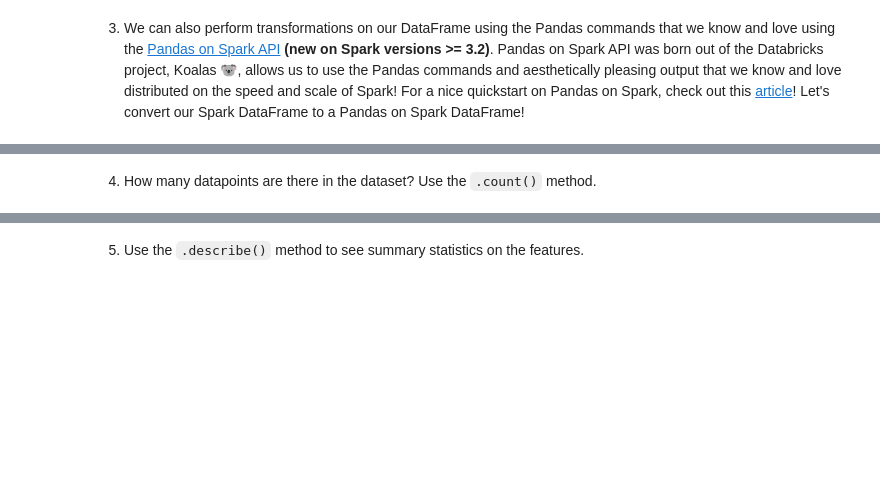
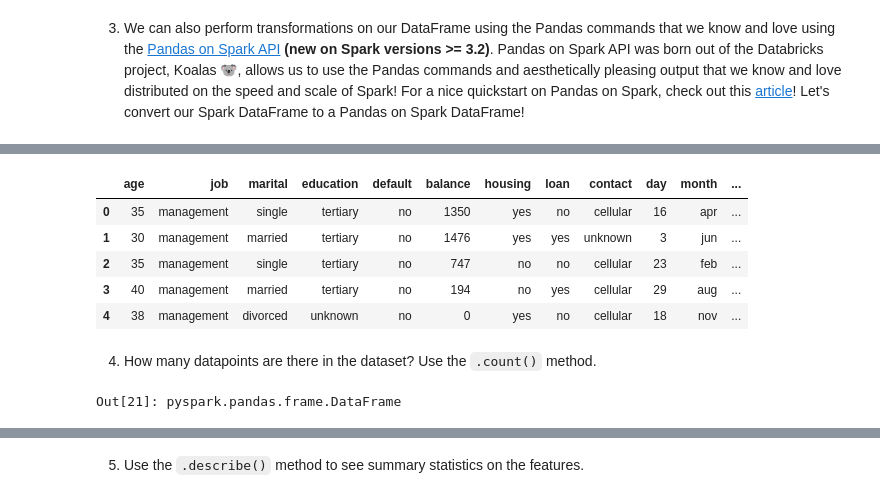
Before and after one commit to rnirms/MLE-10, a Jupyter notebook: assignments/week-05-big-data/nb/subscription-prediction.ipynb, the cells around one changed output, grey strips where cells are left out. Drawn from its saved outputs; the diff is of its cells as text; code cells hidden in the pictures; blank space fills up the shorter version.

```diff
--- a/assignments/week-05-big-data/nb/subscription-prediction.ipynb
+++ b/assignments/week-05-big-data/nb/subscription-prediction.ipynb
@@ -132,9 +296,21 @@ import pandas as pd
 # %%
 import pyspark.pandas as ps
 
-psdf = df.pandas_api()
+#psdf = df.pandas_api() #Error in the notebook?
+psdf = ps.DataFrame(df.toPandas())
 psdf.head(5)
+# %% [output]
+|  | age | job | marital | education | default | balance | housing | loan | contact | day | month | ... |
+| 0 | 35 | management | single | tertiary | no | 1350 | yes | no | cellular | 16 | apr | ... |
+| 1 | 30 | management | married | tertiary | no | 1476 | yes | yes | unknown | 3 | jun | ... |
+| 2 | 35 | management | single | tertiary | no | 747 | no | no | cellular | 23 | feb | ... |
+| 3 | 40 | management | married | tertiary | no | 194 | no | yes | cellular | 29 | aug | ... |
+| 4 | 38 | management | divorced | unknown | no | 0 | yes | no | cellular | 18 | nov | ... |
 # %% [markdown]
 4. How many datapoints are there in the dataset? Use the `.count()` method.
+# %%
+type(psdf)
+# %% [output]
+Out[21]: pyspark.pandas.frame.DataFrame
 # %%
 # [YOUR CODE HERE]
```
Also changed, not shown: parts of 39 cells of this notebook, 1 other file.
